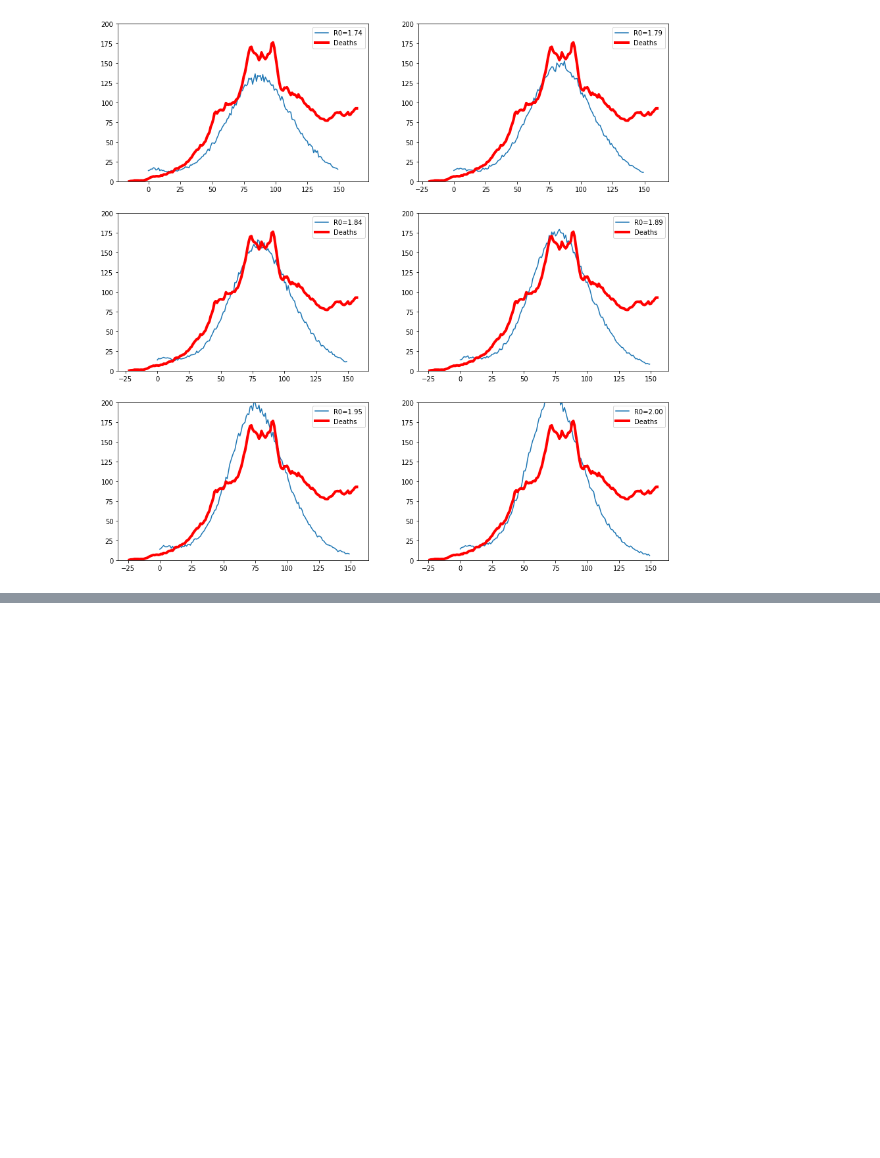
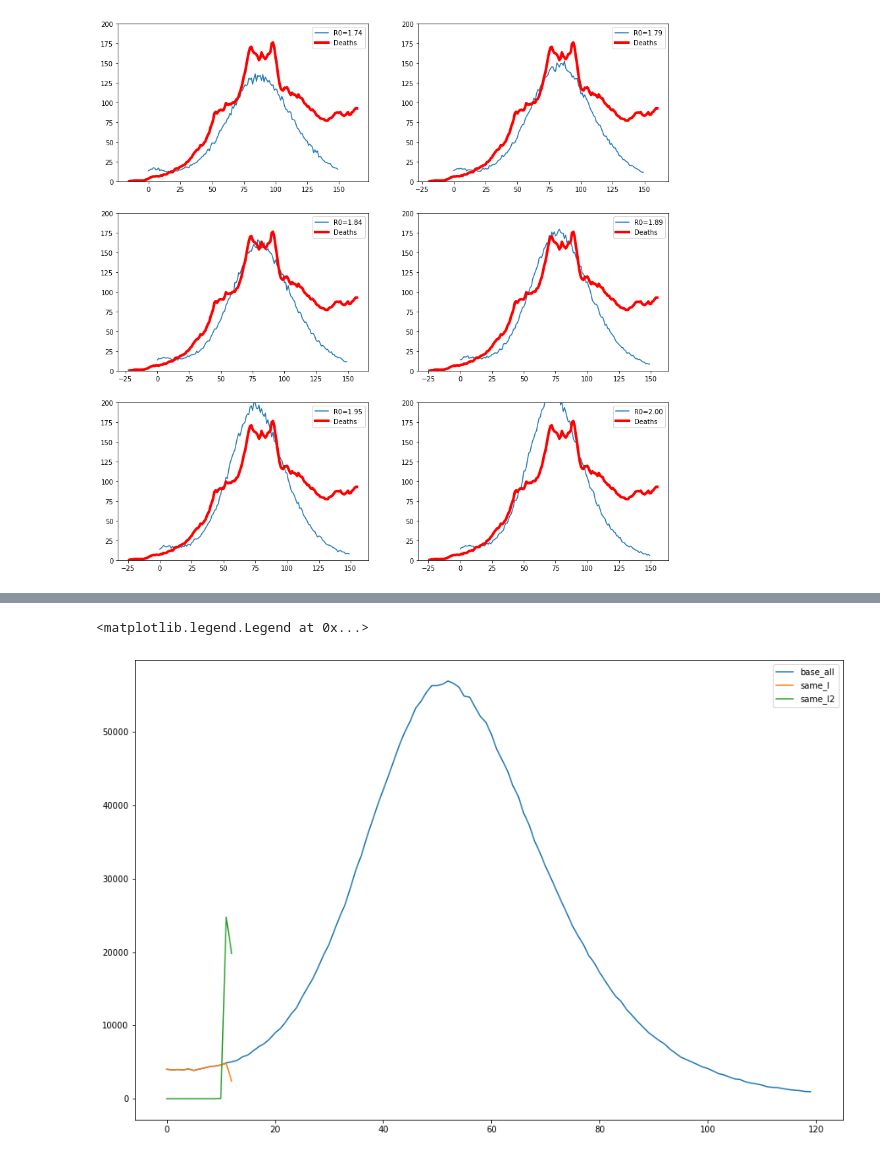
Before and after one commit to kolokcse/covid19-santiago, a Jupyter notebook: code/hun_codes/scripts/plot_sims.ipynb, the cells around one changed output, grey strips where cells are left out. Cells and saved outputs as stored; diff of their text form; code cells hidden in the pictures; blank space fills up the shorter version.

```diff
--- a/code/hun_codes/scripts/plot_sims.ipynb
+++ b/code/hun_codes/scripts/plot_sims.ipynb
@@ -86,0 +152,19 @@ R0=2.00 ==> Optimal shift: 24 (l2 = 501.77630040062024)
+# %%
+fig, axs = plt.subplots(1,1,figsize=(15,10))
+ax = axs
+
+death, Is, Is2 = get_inf_curve(f"../../output/second_wave/base", death = death_ratio*10)
+x = np.array(list(range(len(death))))
+#ax.plot(x, Is, label=f"base_I")
+#ax.plot(x, Is2, label=f"base_I2")
+ax.plot(x, Is+Is2, label=f"base_all")
+
+death, Is, Is2 = get_inf_curve(f"../../output/second_wave/same", death = death_ratio*10)
+x = np.array(list(range(len(death))))
+ax.plot(x, Is, label=f"same_I")
+ax.plot(x, Is2, label=f"same_I2")
+
+ax.legend()
+# %% [output]
+<matplotlib.legend.Legend at 0x...>
+[figure, added]
```
Also changed, not shown: parts of 8 cells of this notebook, 6 other files.
